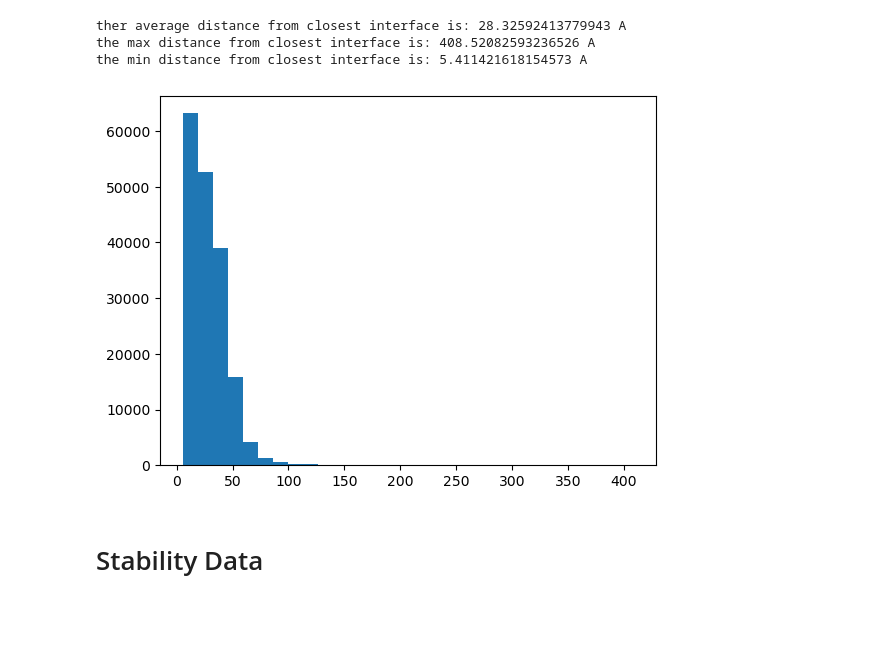
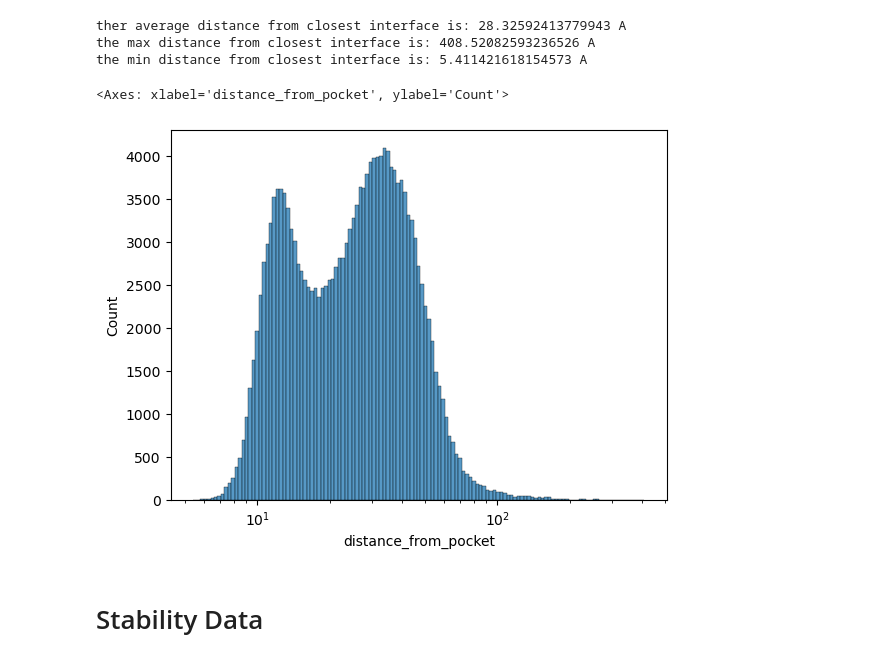
Before and after one commit to PhenoMeters/pheno_analysis, a Jupyter notebook: pockets_interfaces_analysis.ipynb, the cells around one changed output. Saved outputs shown, nothing was run; the diff lists cells and outputs as text; code cells hidden in the pictures; blank space fills up the shorter version.

```diff
--- a/pockets_interfaces_analysis.ipynb
+++ b/pockets_interfaces_analysis.ipynb
@@ -175,11 +196,11 @@ print("the min distance from closest interface is:", min_dist, "A")
 ther average distance from closest interface is: 28.32592413779943 A
 the max distance from closest interface is: 408.52082593236526 A
 the min distance from closest interface is: 5.411421618154573 A
-# %%
-plt.hist(pockets_not_inside['distance_from_pocket'],bins=30)
-plt.show()
-# %% [output]
-[figure, removed]
+# %%
+sns.histplot(data=pockets_not_inside, x="distance_from_pocket", log_scale=True)
+# %% [output]
+<Axes: xlabel='distance_from_pocket', ylabel='Count'>
+[figure, added]
 # %% [markdown]
 # Stability Data
 # %%
```
Also changed, not shown: parts of 33 cells of this notebook, 2 other files.
